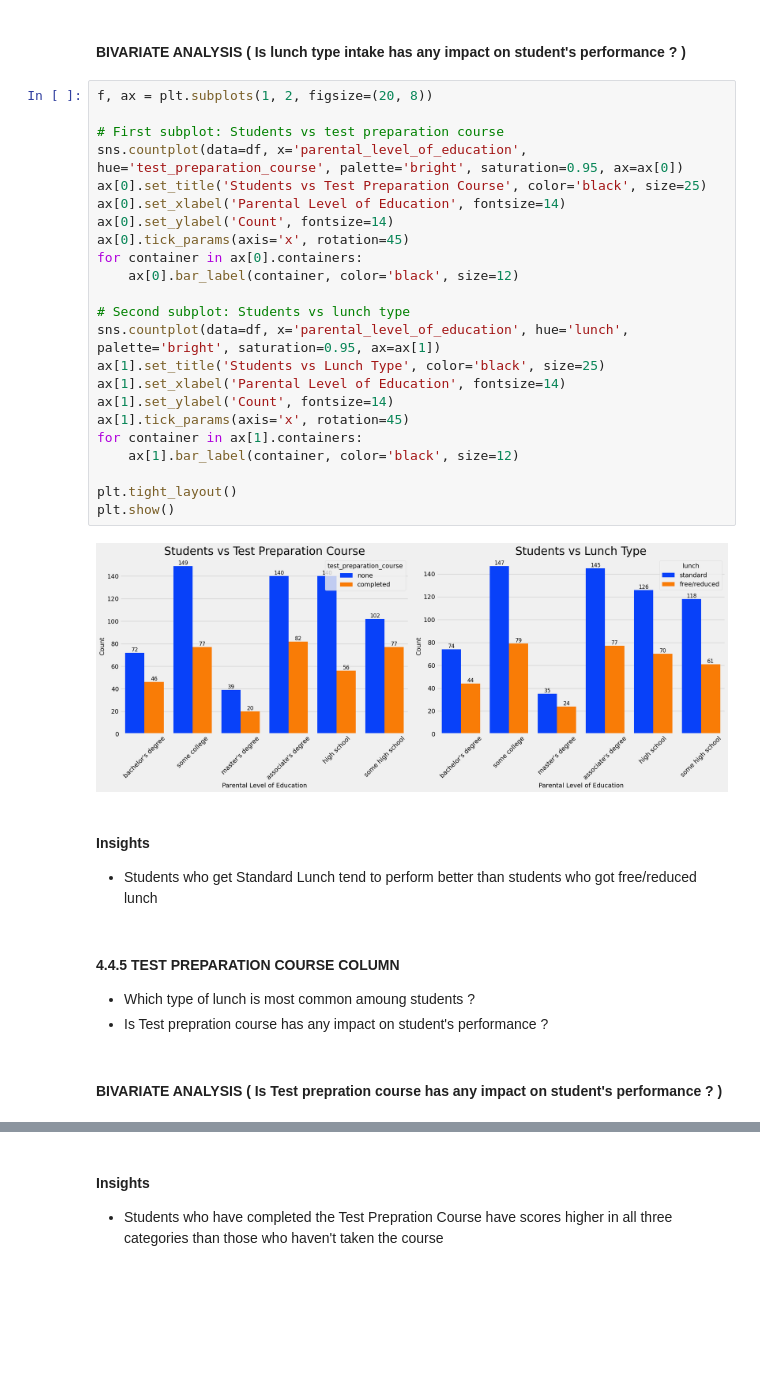
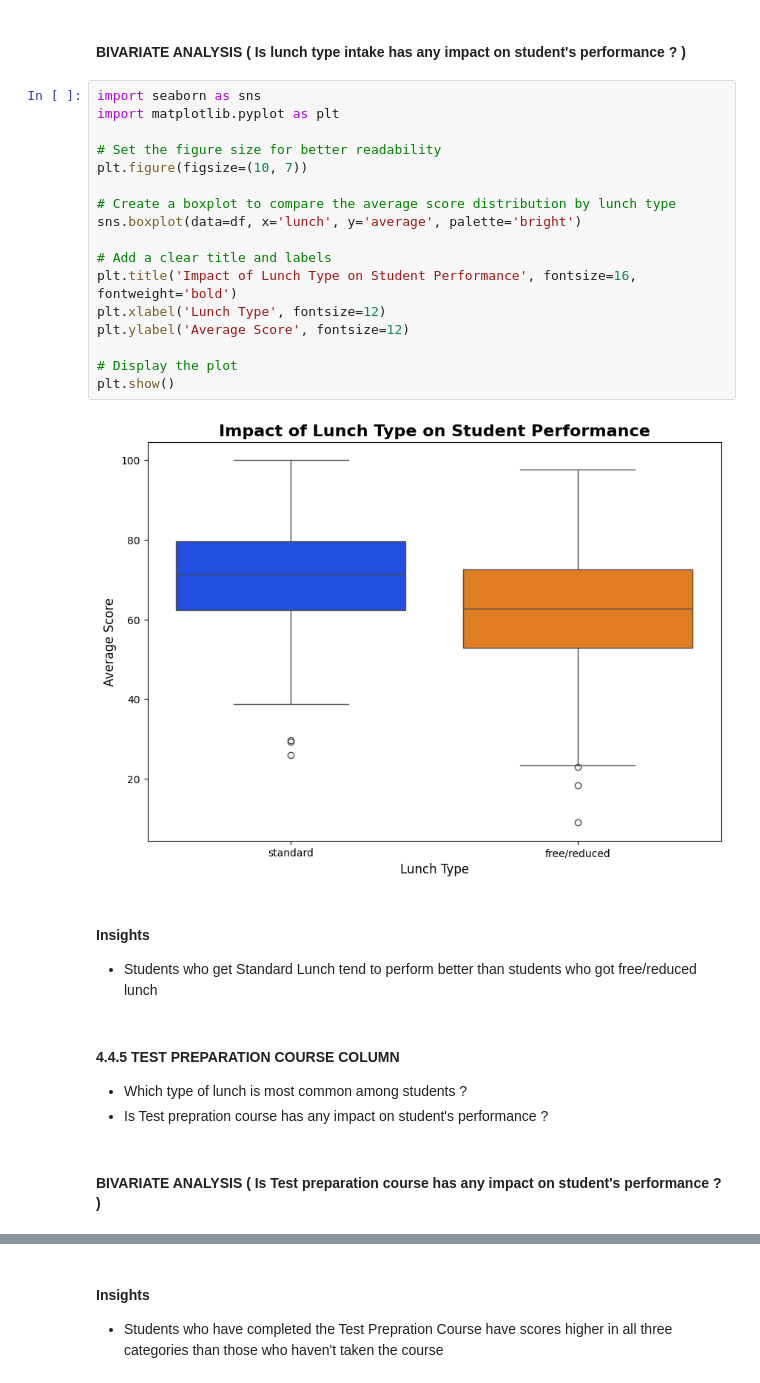
Before and after one commit to SinghAnuragDev/mlproject, a Jupyter notebook: notebook/1 . EDA STUDENT PERFORMANCE .ipynb, the cells around one changed output, grey strips where cells are left out. Saved outputs shown, nothing was run; the diff lists cells and outputs as text; blank space fills up the shorter version.

```diff
--- a/notebook/1 . EDA STUDENT PERFORMANCE .ipynb
+++ b/notebook/1 . EDA STUDENT PERFORMANCE .ipynb
@@ -878,39 +889,33 @@ plt.show()
 # %% [markdown]
 #### BIVARIATE ANALYSIS (  Is lunch type intake has any impact on student's performance ? )
 # %%
-f, ax = plt.subplots(1, 2, figsize=(20, 8))
+import seaborn as sns
+import matplotlib.pyplot as plt
 
-# First subplot: Students vs test preparation course
-sns.countplot(data=df, x='parental_level_of_education', hue='test_preparation_course', palette='bright', saturation=0.95, ax=ax[0])
-ax[0].set_title('Students vs Test Preparation Course', color='black', size=25)
-ax[0].set_xlabel('Parental Level of Education', fontsize=14)
-ax[0].set_ylabel('Count', fontsize=14)
-ax[0].tick_params(axis='x', rotation=45)
-for container in ax[0].containers:
-    ax[0].bar_label(container, color='black', size=12)
+# Set the figure size for better readability
+plt.figure(figsize=(10, 7))
 
-# Second subplot: Students vs lunch type
-sns.countplot(data=df, x='parental_level_of_education', hue='lunch', palette='bright', saturation=0.95, ax=ax[1])
-ax[1].set_title('Students vs Lunch Type', color='black', size=25)
-ax[1].set_xlabel('Parental Level of Education', fontsize=14)
-ax[1].set_ylabel('Count', fontsize=14)
-ax[1].tick_params(axis='x', rotation=45)
-for container in ax[1].containers:
-    ax[1].bar_label(container, color='black', size=12)
+# Create a boxplot to compare the average score distribution by lunch type
+sns.boxplot(data=df, x='lunch', y='average', palette='bright')
 
-plt.tight_layout()
+# Add a clear title and labels
+plt.title('Impact of Lunch Type on Student Performance', fontsize=16, fontweight='bold')
+plt.xlabel('Lunch Type', fontsize=12)
+plt.ylabel('Average Score', fontsize=12)
+
+# Display the plot
 plt.show()
 # %% [output]
-[figure, old version]
+[figure, new version]
 # %% [markdown]
 #### Insights
 - Students who get Standard Lunch tend to perform better than students who got free/reduced lunch
 # %% [markdown]
 #### 4.4.5 TEST PREPARATION COURSE COLUMN
-- Which type of lunch is most common amoung students ?
+- Which type of lunch is most common among students ?
 - Is Test prepration course has any impact on student's performance ?
 # %% [markdown]
-#### BIVARIATE ANALYSIS ( Is Test prepration course has any impact on student's performance ? )
+#### BIVARIATE ANALYSIS ( Is Test preparation course has any impact on student's performance ? )
 # %%
 plt.figure(figsize=(12,10))  # Increased height for better layout
 
```
Also changed, not shown: parts of 4 cells of this notebook, 11 other files.
